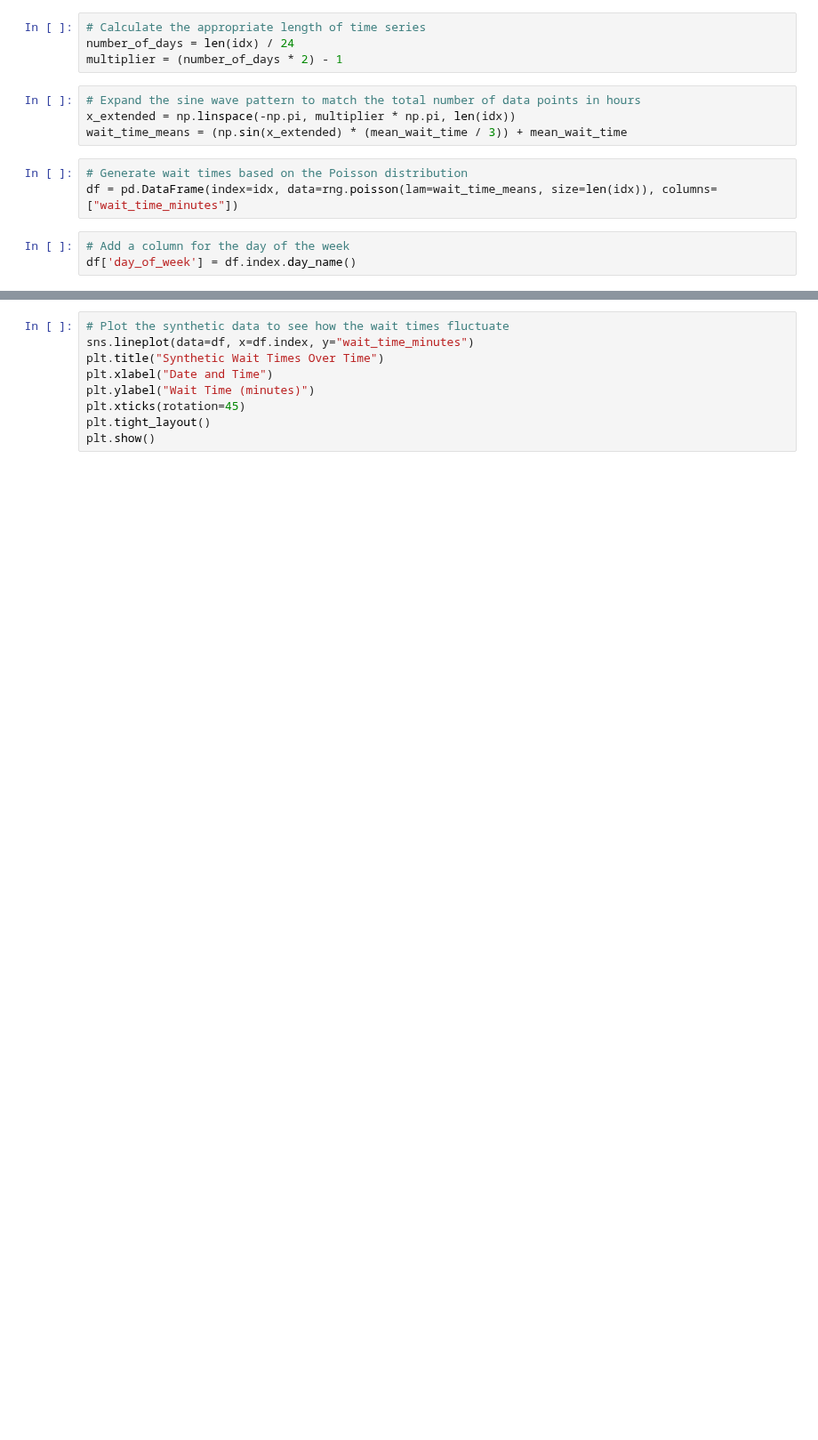
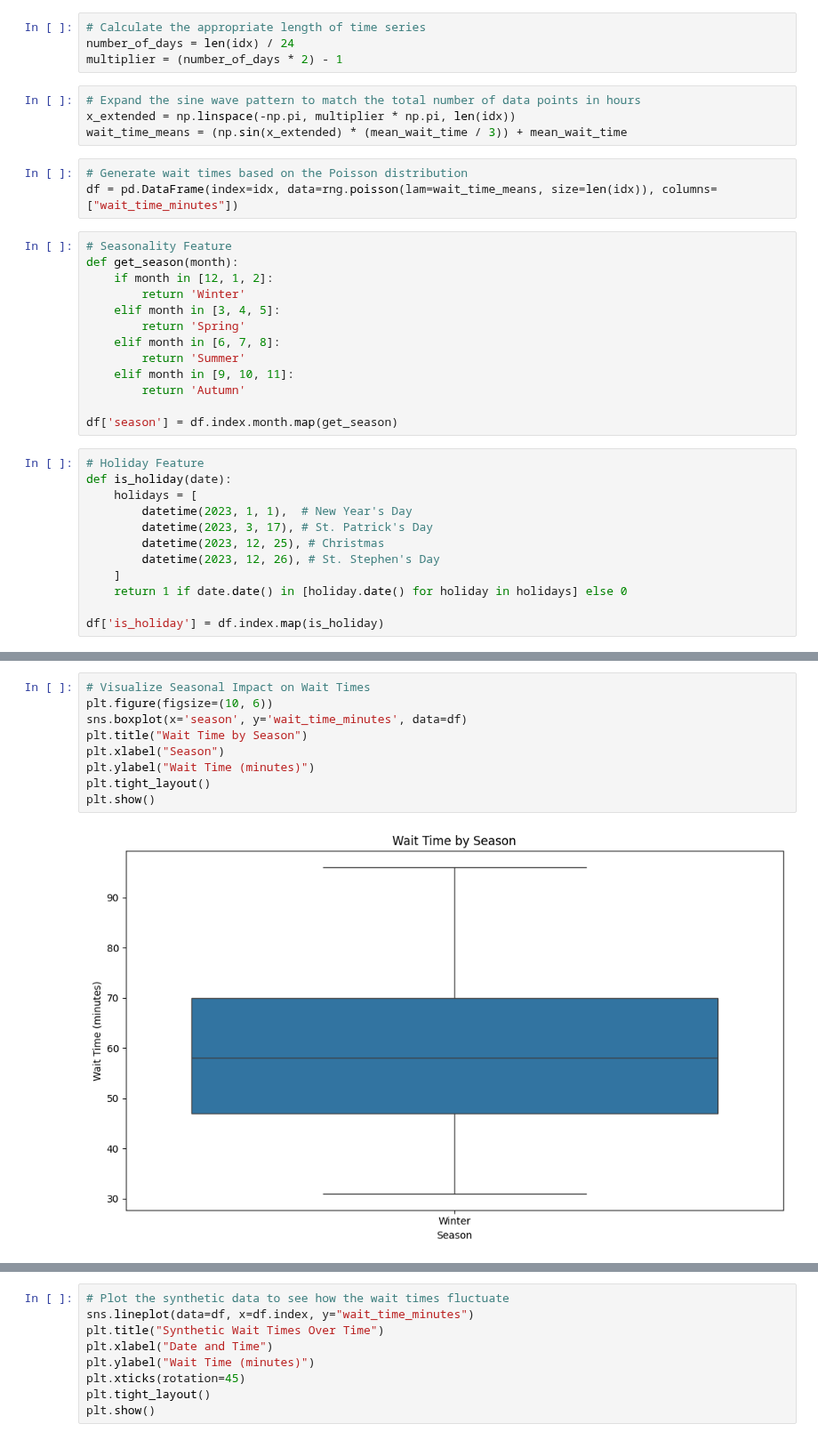
Before and after one commit to sophieboyle1/Final-Year-Project, a Jupyter notebook: src/wait_times.ipynb, the cells around one changed output, grey strips where cells are left out. Shown at 89% size. Cells and saved outputs as stored; diff of their text form; blank space fills up the shorter version.

Commit message:
updated generated data to include seasons and holidays

```diff
--- a/src/wait_times.ipynb
+++ b/src/wait_times.ipynb
@@ -37,7 +38,29 @@ wait_time_means = (np.sin(x_extended) * (mean_wait_time / 3)) + mean_wait_time
 # %%
 # Generate wait times based on the Poisson distribution
 df = pd.DataFrame(index=idx, data=rng.poisson(lam=wait_time_means, size=len(idx)), columns=["wait_time_minutes"])
-# %%
-# Add a column for the day of the week
-df['day_of_week'] = df.index.day_name()
+# %%
+# Seasonality Feature
+def get_season(month):
+    if month in [12, 1, 2]:
+        return 'Winter'
+    elif month in [3, 4, 5]:
+        return 'Spring'
+    elif month in [6, 7, 8]:
+        return 'Summer'
+    elif month in [9, 10, 11]:
+        return 'Autumn'
+
+df['season'] = df.index.month.map(get_season)
+# %%
+# Holiday Feature
+def is_holiday(date):
+    holidays = [
+        datetime(2023, 1, 1),  # New Year's Day
+        datetime(2023, 3, 17), # St. Patrick's Day
+        datetime(2023, 12, 25), # Christmas
+        datetime(2023, 12, 26), # St. Stephen's Day
+    ]
+    return 1 if date.date() in [holiday.date() for holiday in holidays] else 0
+
+df['is_holiday'] = df.index.map(is_holiday)
 # %%
@@ -50,0 +81,11 @@ print(df.head(3))
+# %%
+# Visualize Seasonal Impact on Wait Times
+plt.figure(figsize=(10, 6))
+sns.boxplot(x='season', y='wait_time_minutes', data=df)
+plt.title("Wait Time by Season")
+plt.xlabel("Season")
+plt.ylabel("Wait Time (minutes)")
+plt.tight_layout()
+plt.show()
+# %% [output]
+[figure, added]
```
Also changed, not shown: parts of 3 cells of this notebook, 1 other file.
